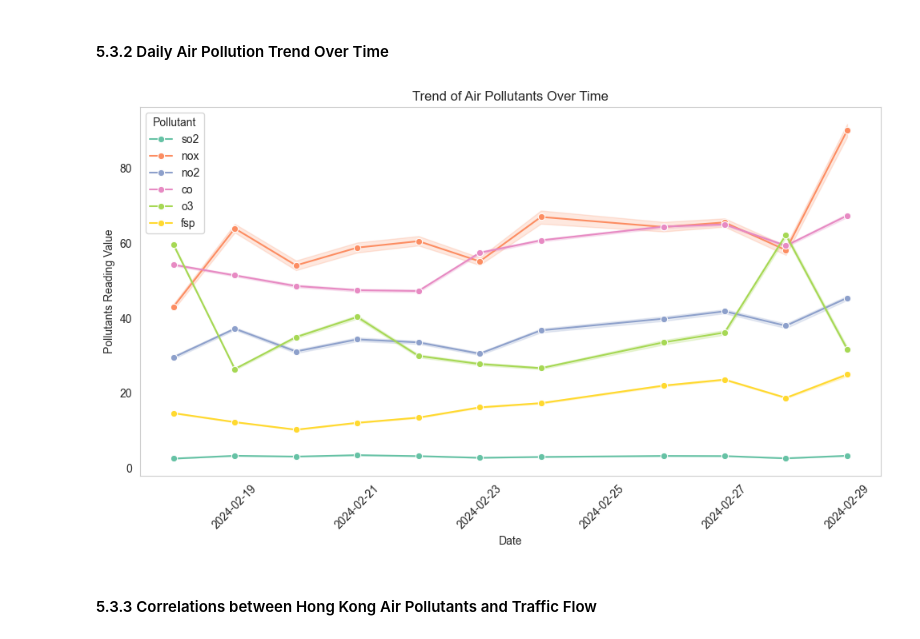
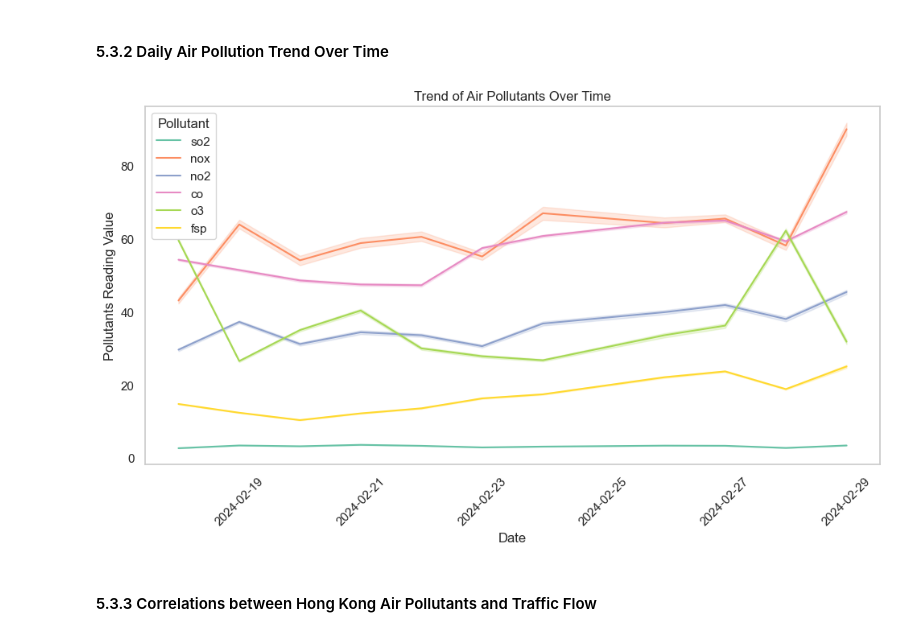
Before and after one commit to linxianying/G12_GuidedProject, a Jupyter notebook: traffic_air_sg.ipynb, the cells around one changed output. Drawn from its saved outputs; the diff is of its cells as text; code cells hidden in the pictures.

```diff
--- a/traffic_air_sg.ipynb
+++ b/traffic_air_sg.ipynb
@@ -1991,19 +1953,23 @@ plt.show()
 # %%
 melted_df = full_hk_traffic_air_df.melt(id_vars=['date', 'hour'], value_vars=['so2', 'nox', 'no2', 'co', 'o3', 'fsp'],
                     var_name='Pollutant', value_name='summary')
 
-# Plotting
+# plot details
 plt.figure(figsize=(10, 6))
-sns.lineplot(data=melted_df, x='date', y='summary', hue='Pollutant', marker='o')
+
+# set different color(hue) for the air data
+sns.lineplot(data=melted_df, x='date', y='summary', hue='Pollutant')
 plt.title('Trend of Air Pollutants Over Time')
 plt.xlabel('Date')
 plt.ylabel('Pollutants Reading Value')
 plt.xticks(rotation=45)
 plt.grid()
 plt.tight_layout()
+
+# show the plot
 plt.show()
 # %% [output]
-[figure, old version]
+[figure, new version]
 # %% [markdown]
 #### 5.3.3 Correlations between Hong Kong Air Pollutants and Traffic Flow
 # %%
```
Also changed, not shown: parts of 44 cells of this notebook.
